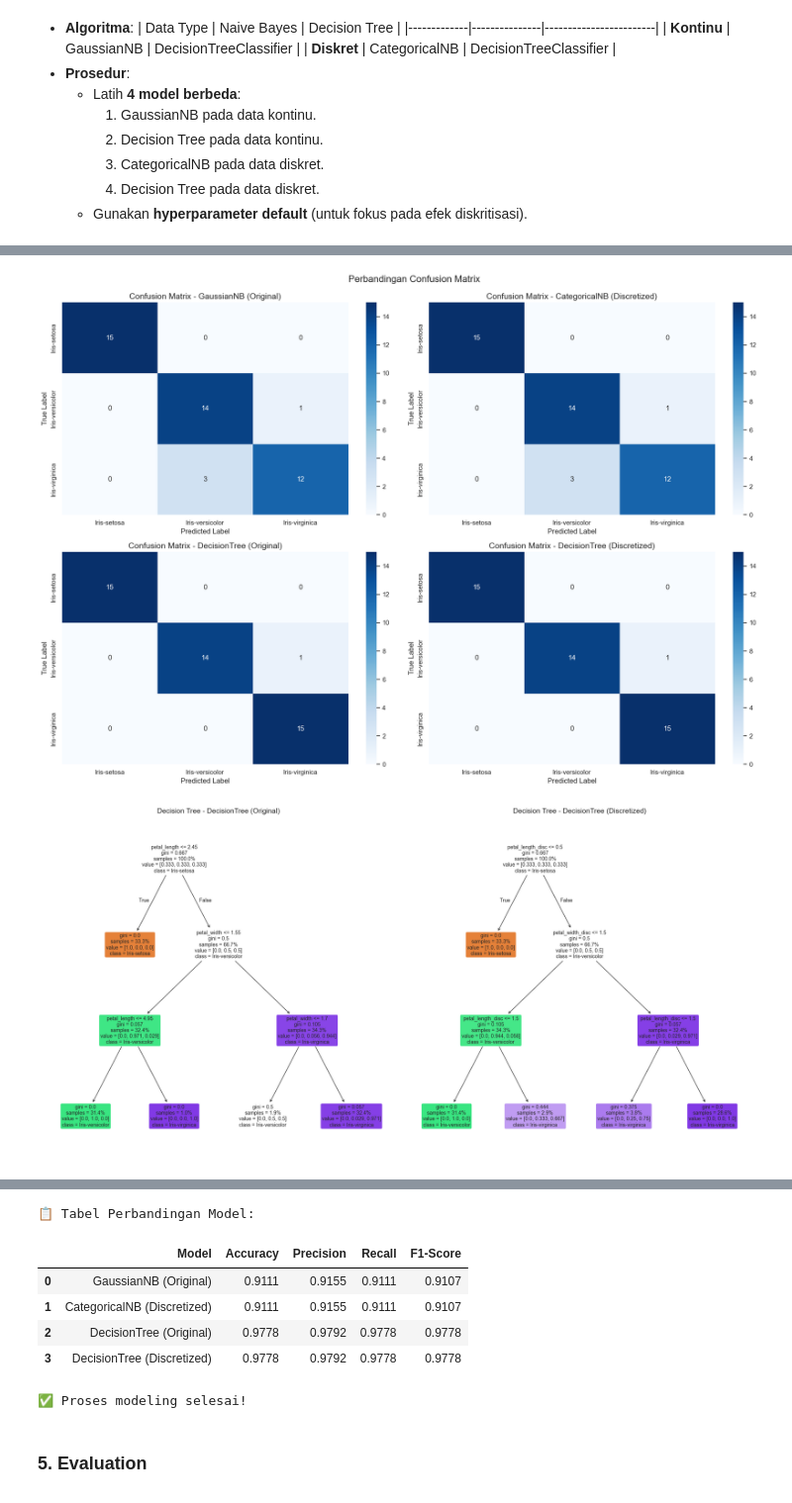
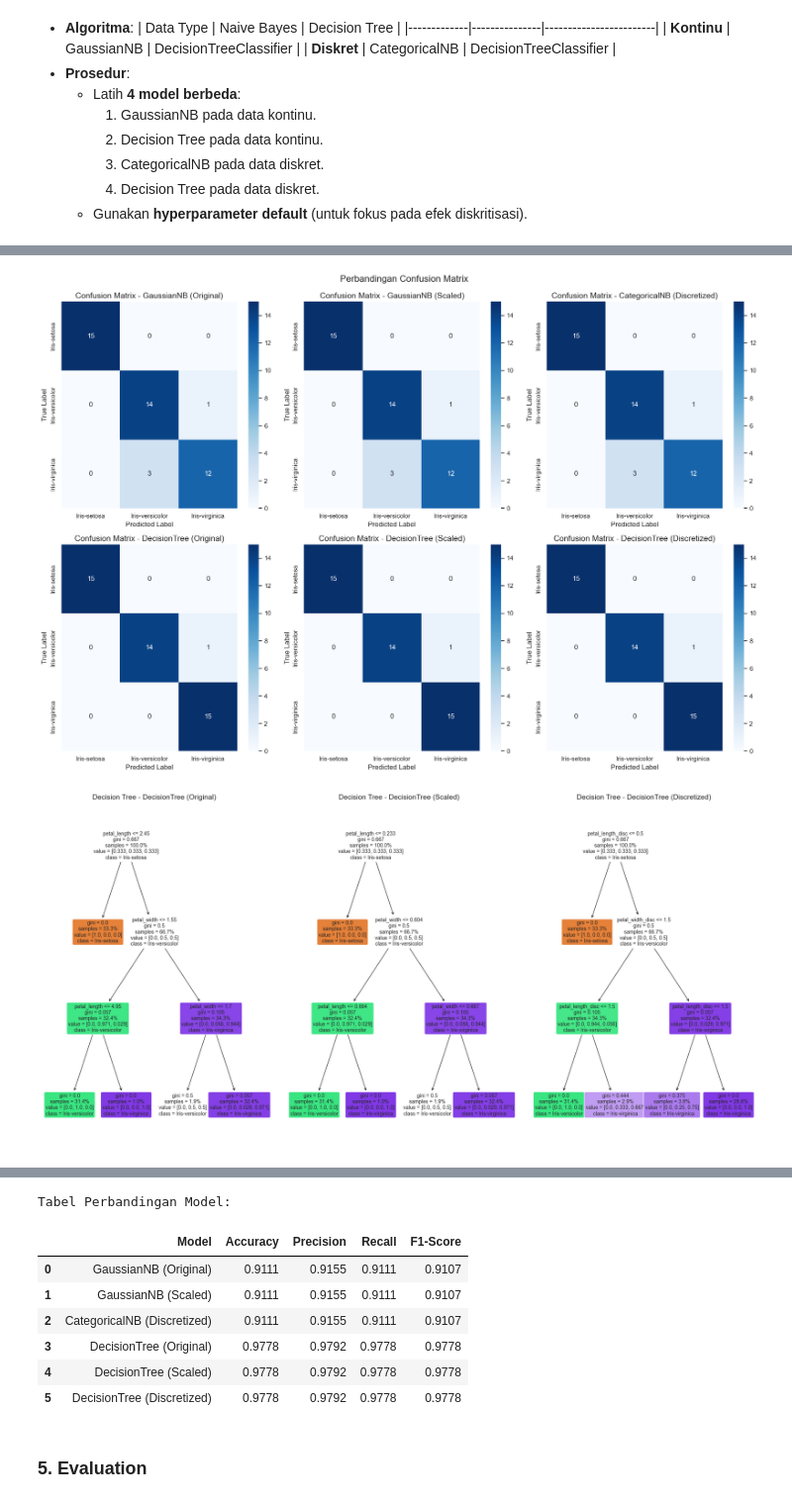
Before and after one commit to rhindottire/Data-Mining, a Jupyter notebook: pendata/Tugas8.ipynb, the cells around one changed output, grey strips where cells are left out. Shown at 99% size. Cells and saved outputs as stored; diff of their text form; code cells hidden in the pictures.

```diff
--- a/pendata/Tugas8.ipynb
+++ b/pendata/Tugas8.ipynb
@@ -821,7 +719,7 @@ Data bersih disimpan sebagai 'data/iris_cleaned.csv'
 - Bagi data menjadi training set (70%) dan testing set (30%)
 - Terapkan KBinsDiscretizer dengan strategi k-means hanya pada training set
 # %%
-df_cleaned = pd.read_csv("data/iris_cleaned.csv")
+df_cleaned = pd.read_csv("data/tugas8/iris_cleaned.csv")
 print(df_cleaned.info())
 # %% [output]
 <class 'pandas.core.frame.DataFrame'>
@@ -1240,0 +1247,20 @@ Iris-versicolor       0.82      0.93      0.88        15
+# %%
+# 7. Evaluasi model
+print("\nMengevaluasi model dengan fungsi yang aman...")
+results = {}
+for name, model in tuned_models.items():
+    print(f"\n• Memproses {name}...")
+    if "Original" in name:
+        res = safe_evaluate_model(model, X_train_orig, y_train_orig, X_test_orig, y_test_orig, name)
+    elif "Scaled" in name:
+        res = safe_evaluate_model(model, X_train_scaled, y_train_scaled, X_test_scaled, y_test_scaled, name)
+    else:
+        res = safe_evaluate_model(model, X_train_disc, y_train_disc, X_test_disc, y_test_disc, name)
+    results[name] = res
+    if res['error'] is None:
+        print(f"✅ {name} berhasil dievaluasi!")
+        print(f"Accuracy: {res['accuracy']:.4f}")
+        print(f"Cross-validation Accuracy: {res['cv_mean']:.4f} ± {res['cv_std']:.4f}")
+        print(res['classification_report'])
+    else:
+        print(f"❌ Evaluasi {name} gagal")
@@ -1241,11 +1285,11 @@ Iris-versicolor       0.82      0.93      0.88        15
 # %%
-# 6. Visualisasi hasil
+# 8. Visualisasi hasil
 if any(res['error'] is None for res in results.values()):
     # A. Confusion Matrix
     plt.figure(figsize=(18, 12))
     for i, (name, res) in enumerate(results.items()):
         if res['error'] is None:
-            plt.subplot(2, 2, i+1)
+            plt.subplot(2, 3, i+1)
             sns.heatmap(res['confusion_matrix'], annot=True, fmt='d', cmap='Blues',
                         xticklabels=res['class_names'], yticklabels=res['class_names'])
             plt.title(f'Confusion Matrix - {name}', fontsize=14)
@@ -1253,6 +1297,7 @@ if any(res['error'] is None for res in results.values()):
             plt.xlabel('Predicted Label')
     plt.tight_layout()
     plt.suptitle('Perbandingan Confusion Matrix', fontsize=16, y=1.02)
+    plt.savefig("data/tugas8/assets/confusion_matrices.png", dpi=100, bbox_inches='tight')
     plt.show()
 
     # B. Decision Tree Visualization
@@ -1260,15 +1305,16 @@ if any(res['error'] is None for res in results.values()):
     if tree_models:
         plt.figure(figsize=(20, 10))
         for i, name in enumerate(tree_models, 1):
-            plt.subplot(1, 2, i)
+            plt.subplot(1, len(tree_models), i)
             plot_tree(results[name]['model'],
-                      feature_names=X_train_orig.columns if "Original" in name else X_train_disc.columns,
+                      feature_names=X_train_orig.columns if "Original" in name or "Scaled" in name else X_train_disc.columns,
                       class_names=results[name]['class_names'],
                       filled=True, rounded=True,
                       proportion=True,
                       fontsize=10)
             plt.title(f'Decision Tree - {name}', fontsize=14)
         plt.tight_layout()
+        plt.savefig("data/tugas8/assets/decision_trees.png", dpi=100, bbox_inches='tight')
         plt.show()
 
     # C. Perbandingan metrik
@@ -1282,42 +1328,35 @@ if any(res['error'] is None for res in results.values()):
                 'Recall': res['recall'],
                 'F1-Score': res['f1']
             })
-
     if comparison:
         df_compare = pd.DataFrame(comparison)
-
         # Plot perbandingan akurasi
         plt.figure(figsize=(14, 7))
         ax = sns.barplot(x='Model', y='Accuracy', data=df_compare, palette='viridis')
         plt.title('Perbandingan Akurasi Model', fontsize=16)
         plt.ylim(0, 1.05)
         plt.ylabel('Akurasi')
         plt.grid(axis='y', alpha=0.3)
-
         # Tambahkan nilai di atas bar
         for p in ax.patches:
             ax.annotate(f"{p.get_height():.4f}",
                         (p.get_x() + p.get_width() / 2., p.get_height()),
                         ha='center', va='center',
                         xytext=(0, 10),
                         textcoords='offset points',
                         fontsize=11)
-
         plt.xticks(rotation=15)
+        plt.savefig("data/tugas8/assets/accuracy_comparison.png", dpi=100, bbox_inches='tight')
         plt.show()
-
-        # Tabel perbandingan
-        print("\n📋 Tabel Perbandingan Model:")
+        print("Tabel Perbandingan Model:")
         display(df_compare.style.format({
             'Accuracy': '{:.4f}',
             'Precision': '{:.4f}',
             'Recall': '{:.4f}',
             'F1-Score': '{:.4f}'
         }).background_gradient(cmap='Blues', subset=['Accuracy', 'F1-Score']))
 else:
-    print("⚠️ Tidak ada model yang berhasil dievaluasi untuk visualisasi")
-
-print("\n✅ Proses modeling selesai!")
+    print("Tidak ada model yang berhasil dievaluasi untuk visualisasi")
 # %% [output]
-[figure, old version]
+[figure, new version]
-[figure, old version]
+[figure, new version]
@@ -1325,9 +1364,10 @@ print("\n✅ Proses modeling selesai!")
-📋 Tabel Perbandingan Model:
+Tabel Perbandingan Model:
 |  | Model | Accuracy | Precision | Recall | F1-Score |
 | 0 | GaussianNB (Original) | 0.9111 | 0.9155 | 0.9111 | 0.9107 |
-| 1 | CategoricalNB (Discretized) | 0.9111 | 0.9155 | 0.9111 | 0.9107 |
-| 2 | DecisionTree (Original) | 0.9778 | 0.9792 | 0.9778 | 0.9778 |
-| 3 | DecisionTree (Discretized) | 0.9778 | 0.9792 | 0.9778 | 0.9778 |
+| 1 | GaussianNB (Scaled) | 0.9111 | 0.9155 | 0.9111 | 0.9107 |
+| 2 | CategoricalNB (Discretized) | 0.9111 | 0.9155 | 0.9111 | 0.9107 |
+| 3 | DecisionTree (Original) | 0.9778 | 0.9792 | 0.9778 | 0.9778 |
+| 4 | DecisionTree (Scaled) | 0.9778 | 0.9792 | 0.9778 | 0.9778 |
+| 5 | DecisionTree (Discretized) | 0.9778 | 0.9792 | 0.9778 | 0.9778 |
-✅ Proses modeling selesai!
 # %% [markdown]
 ### 5. Evaluation
```
Also changed, not shown: parts of 106 cells of this notebook, 26 other files.
